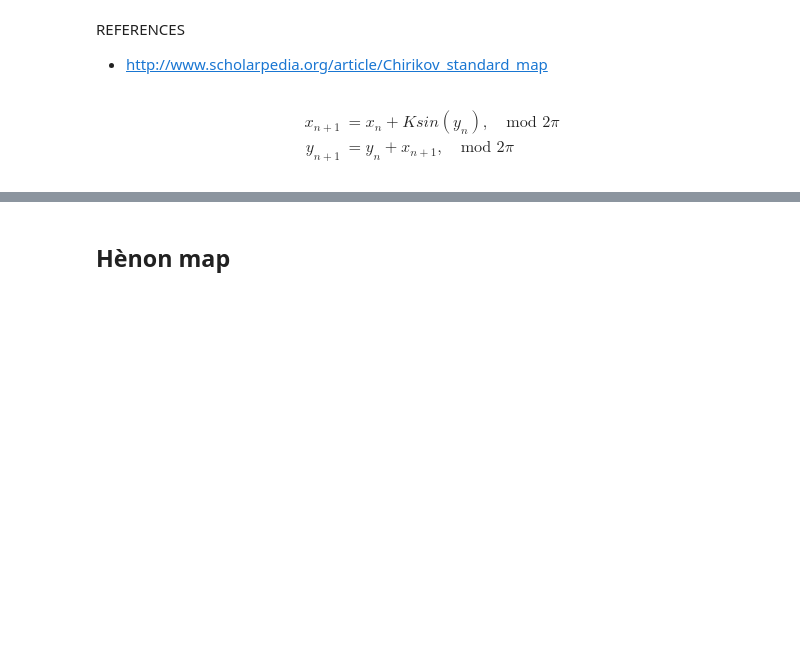
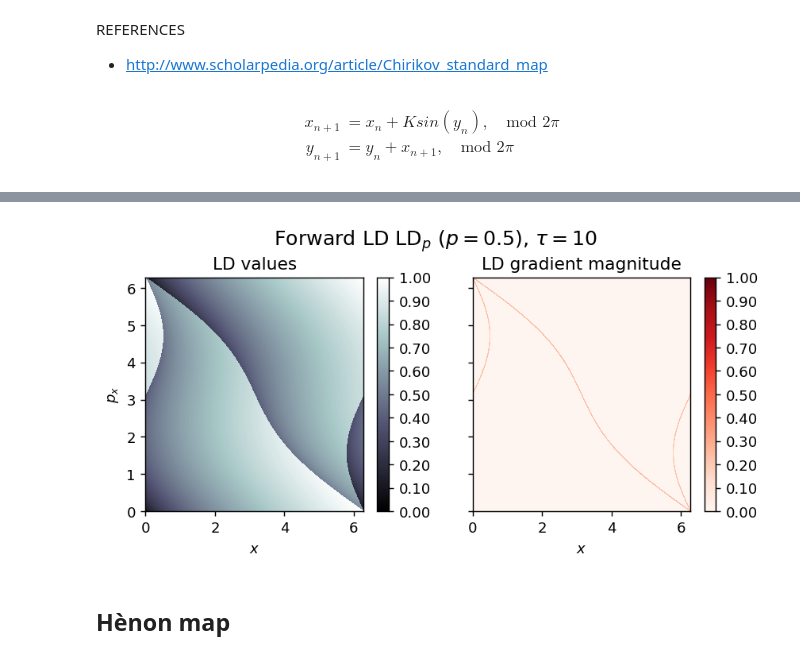
Before and after one commit to champsproject/ldds, a Jupyter notebook: Discrete_Lagrangian_Descriptors_NOTES.ipynb, the cells around one changed output, grey strips where cells are left out. Drawn from its saved outputs; the diff is of its cells as text; code cells hidden in the pictures; blank space fills up the shorter version.

Commit message:
Notes: Proof of concept discrete LD calculator

```diff
--- a/Discrete_Lagrangian_Descriptors_NOTES.ipynb
+++ b/Discrete_Lagrangian_Descriptors_NOTES.ipynb
@@ -91,0 +134,33 @@ plt.show()
+# %%
+p_value = 0.5
+N_iterations = 10
+grid_parameters = [[0, 2*np.pi, 1200],[0, 2*np.pi, 1200]]
+# %%
+discrete_map = StandardMap
+# %%
+def compute_lagrangian_descriptor(grid_parameters, discrete_map, N_iterations, p_value=0.5, box_boundaries=False):
+    y0, mask = generate_points(grid_parameters)
+    y0 = y0.reshape(-1,3)
+    y0 = y0[:,:-1]
+
+    f = discrete_map
+
+    @lru_cache(maxsize=None)
+    def accumulate_lagrangian_descriptor(N):
+        if N == 0:
+            return np.zeros(len(y0))
+        elif N ==1:
+            return lagrangian_descriptor(y0, f(y0), p_value)
+        else:
+            return accumulate_lagrangian_descriptor(N-1) + lagrangian_descriptor(y0, f(y0), p_value)
+
+    LD_values = accumulate_lagrangian_descriptor(N_iterations)
+    N_points_slice_axes = list( map(itemgetter(-1), grid_parameters))
+    LD = np.abs(LD_values).reshape(*N_points_slice_axes) #reshape to 2-D array
+
+    if p_value<=1:
+        return LD
+    else:
+        return LD**(1/p_value)
+# %%
+LD_forward = compute_lagrangian_descriptor(grid_parameters, discrete_map, N_iterations, p_value)
@@ -92,3 +171,7 @@ plt.show()
+# %%
+draw_lagrangian_descriptor(LD_forward, 'forward', grid_parameters, N_iterations, p_value)
+# %% [output]
+[figure, added]
 # %% [markdown]
 ## Hènon map
 # %% [markdown]
```
Also changed, not shown: parts of 11 cells of this notebook.
